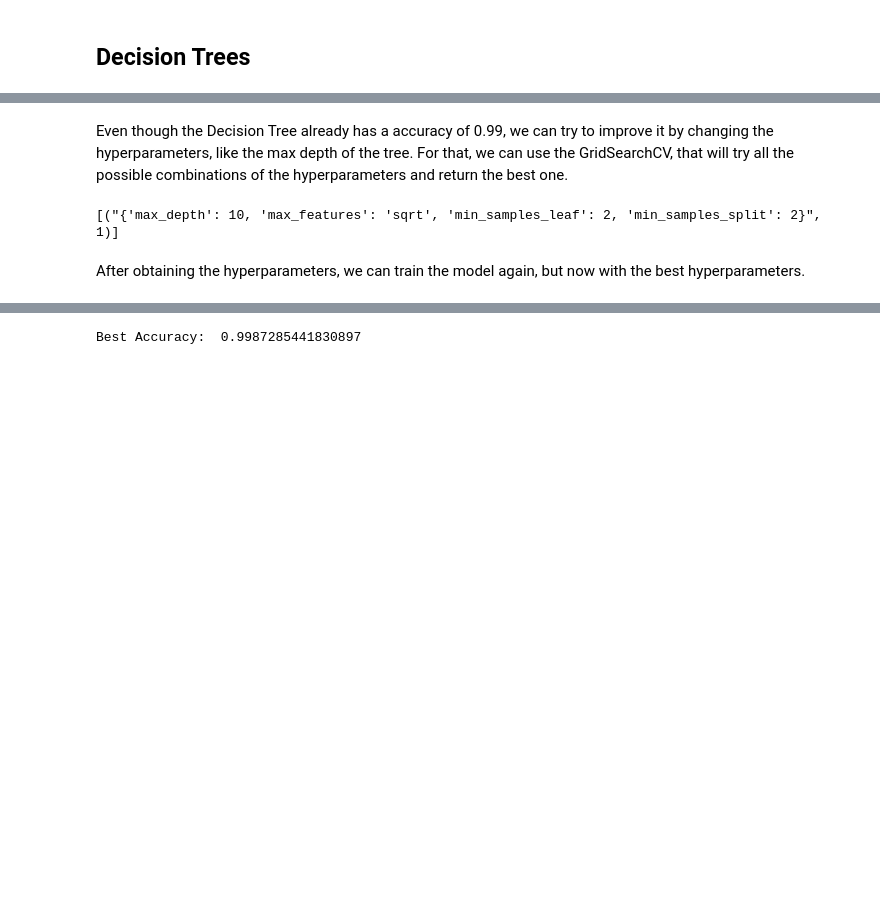
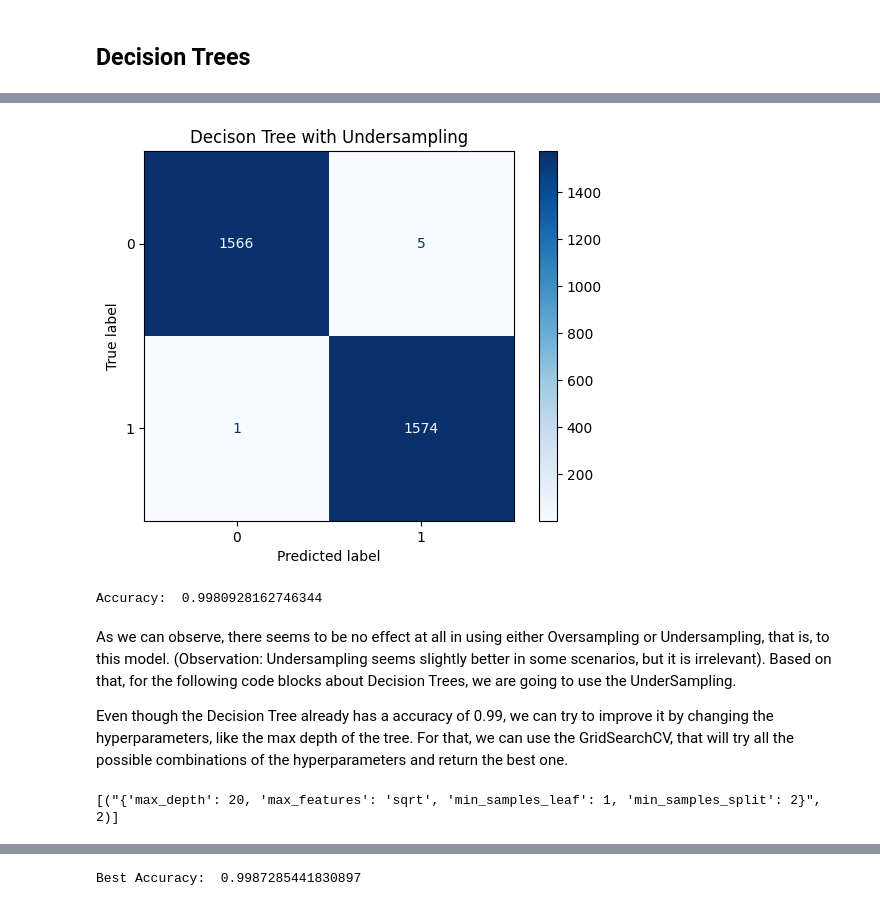
Before and after one commit to Monsterdied/AI, a Jupyter notebook: proj2/Nasa_Asteroids.ipynb, the cells around one changed output, grey strips where cells are left out. Drawn from its saved outputs; the diff is of its cells as text; code cells hidden in the pictures; blank space fills up the shorter version.

```diff
--- a/proj2/Nasa_Asteroids.ipynb
+++ b/proj2/Nasa_Asteroids.ipynb
@@ -464,4 +484,28 @@ Accuracy:  0.9965034965034965
+# %%
+clf = DecisionTreeClassifier()
+clf.fit(X_train_rus, y_train_rus)
+
+predictions = clf.predict(X_test_rus)
+
+cm = confusion_matrix(y_test_rus, predictions)
+
+# Create a ConfusionMatrixDisplay
+disp = ConfusionMatrixDisplay(confusion_matrix=cm, display_labels=clf.classes_)
+
+# Plot the confusion matrix
+disp.plot(cmap=plt.cm.Blues)
+plt.title("Decison Tree with Undersampling")
+plt.show()
+
+
+print("Accuracy: ", accuracy_score(y_test_rus, predictions))
+# %% [output]
+[figure, added]
+Accuracy:  0.9980928162746344
 # %% [markdown]
+As we can observe, there seems to be no effect at all in using either Oversampling or Undersampling, that is, to this model.
+(Observation: Undersampling seems slightly better in some scenarios, but it is irrelevant). Based on that, for the following code blocks about Decision Trees, we are going to use the UnderSampling.
+
 Even though the Decision Tree already has a accuracy of 0.99, we can try to improve it by changing the hyperparameters, like the max depth of the tree. For that, we can use the GridSearchCV, that will try all the possible combinations of the hyperparameters and return the best one.
 # %%
 #Tuning the model
@@ -484,7 +528,7 @@ param_grid = {
 
 
 
-# Initialize a Counter to keep track of the best parameters
+# Initializing a Counter to keep track of the best parameters
 best_params_counter = Counter()
 
 # Number of times to run the grid search
@@ -492,13 +536,11 @@ n_runs = 10
 
 for _ in range(n_runs):
     grid_search = GridSearchCV(DecisionTreeClassifier(), param_grid, cv=5, scoring='accuracy')
-    grid_search.fit(X_train, y_train)
+    grid_search.fit(X_train_rus, y_train_rus)
     best_params = grid_search.best_params_
     best_params_counter[str(best_params)] += 1
 
 # Print the most common best parameters
 print(best_params_counter.most_common(1))
 # %% [output]
-[("{'max_depth': 10, 'max_features': 'sqrt', 'min_samples_leaf': 2, 'min_samples_split': 2}", 1)]
+[("{'max_depth': 20, 'max_features': 'sqrt', 'min_samples_leaf': 1, 'min_samples_split': 2}", 2)]
-# %% [markdown]
-After obtaining the hyperparameters, we can train the model again, but now with the best hyperparameters.
```
Also changed, not shown: parts of 10 cells of this notebook, 3 other files.
